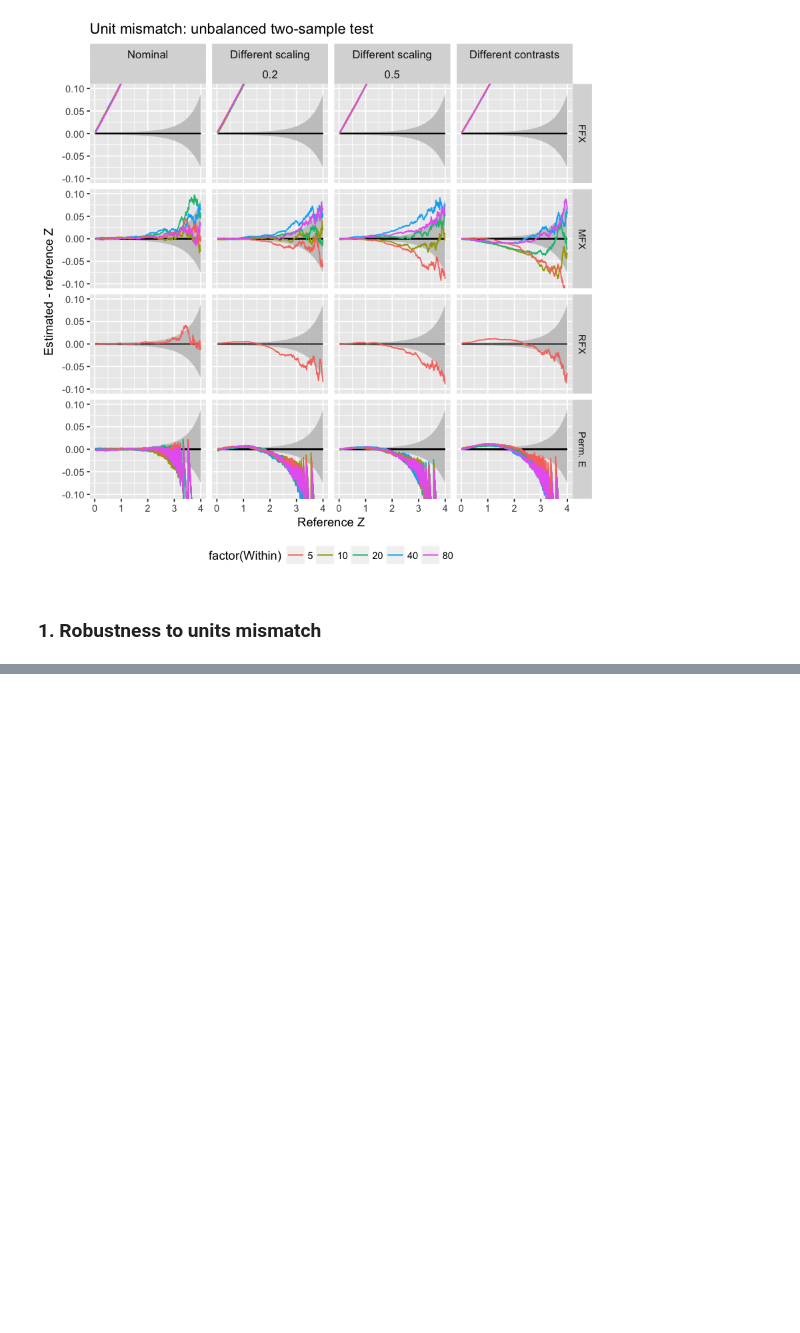
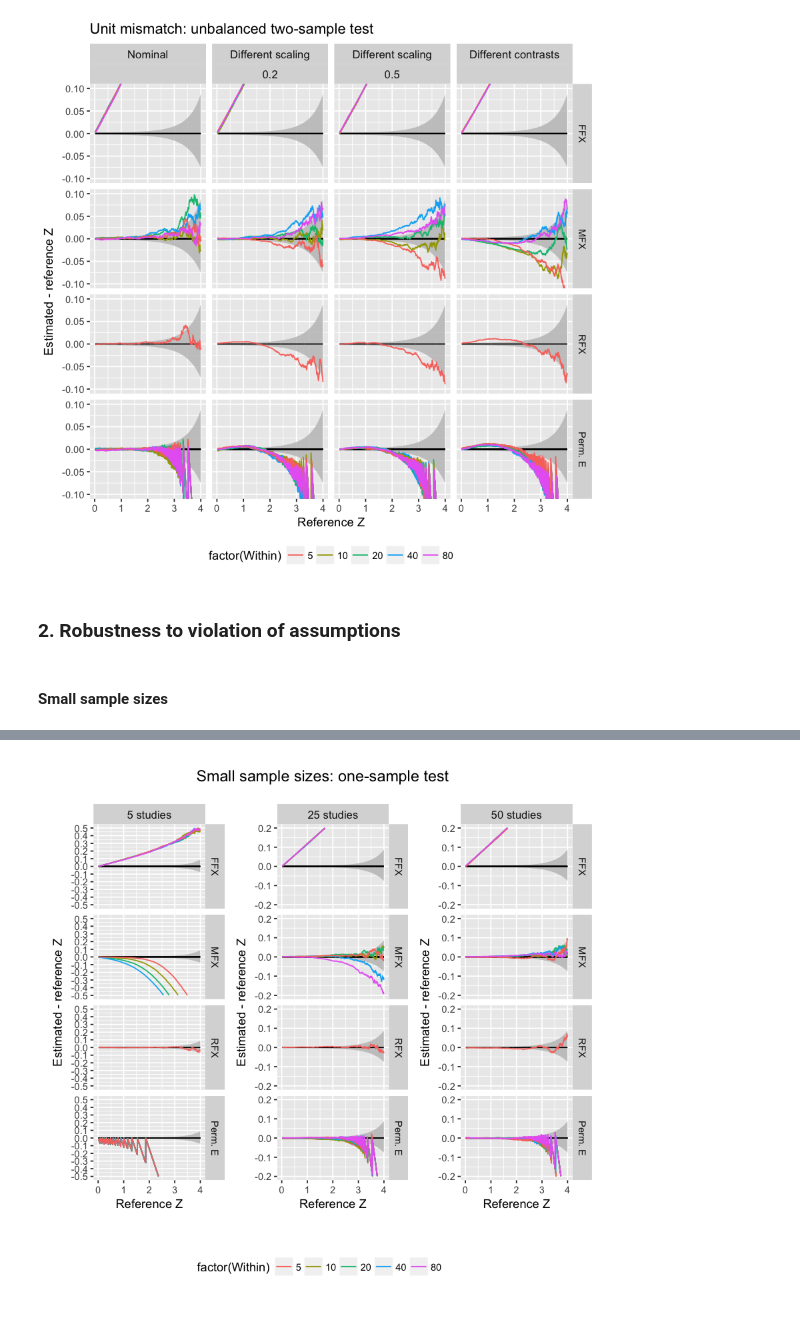
Before and after one commit to cmaumet/zmeta, a Jupyter notebook: Scripts/simulations/lib/plot_simulations.ipynb, the cells around one changed output, grey strips where cells are left out. Saved outputs shown, nothing was run; the diff lists cells and outputs as text; code cells hidden in the pictures; blank space fills up the shorter version.

Commit message:
Plots for small sample sizes

```diff
--- a/Scripts/simulations/lib/plot_simulations.ipynb
+++ b/Scripts/simulations/lib/plot_simulations.ipynb
@@ -1,10 +1,12 @@
 # %% [markdown]
 # Results
 # %%
+require('cowplot')
 library('ggplot2')
 source('get_expected_pval_and_equiv_z.R')
 source('multiplot.R')
 source('plot_lib.R')
+theme_set(theme_gray()) # switch to default ggplot2 theme for good
 # %% [markdown]
 #### Load data from the CSV files
 # %% [markdown]
@@ -106,4 +108,35 @@ plot_unit_mismatch(
 # %% [output]
 [figure]
 # %% [markdown]
-### 1. Robustness to units mismatch
+### 2. Robustness to violation of assumptions
+# %% [markdown]
+#### Small sample sizes
+# %%
+con_data_1_small_sample <- subset(con_data_1,
+    ((methods %in% c("megaMFX") & Between==1) |
+     (methods %in% c("megaRFX") & Within==5)  |
+     (methods %in% c("megaFFX_FSL") & Between==0) |
+     (methods %in% c("permutCon"))
+    ) & unitMism=="nominal")
+con_data_2_small_sample <- subset(con_data_2,
+    ((methods %in% c("megaMFX") & Between==1) |
+     (methods %in% c("megaRFX") & Within==5)  |
+     (methods %in% c("megaFFX_FSL") & Between==0) |
+     (methods %in% c("permutCon"))
+    ) & unitMism=="nominal")
+con_data_3_small_sample <- subset(con_data_3,
+    ((methods %in% c("megaMFX") & Between==1) |
+     (methods %in% c("megaRFX") & Within==5)  |
+     (methods %in% c("megaFFX_FSL") & Between==0) |
+     (methods %in% c("permutCon"))
+    ) & unitMism=="nominal")
+# %%
+source('plot_lib.R')
+source('plot_sample_sizes.R')
+plot_sample_sizes(
+    subset(con_data_1_small_sample,
+          ((methods %in% c("megaRFX") & Between==1) | !(methods %in% c("megaRFX"))) &
+           expectedz<4),
+    title='one-sample test', lim=c(0.5, 0.2, 0.2),
+    filename=file.path("..", "..", "..", "..", "zmeta_paper", "figures", "samplesizes_test1"))
+# %% [output]
@@ -109,0 +148 @@ plot_unit_mismatch(
+[figure, added]
```
Also changed, not shown: parts of 3 cells of this notebook, 2 other files.
